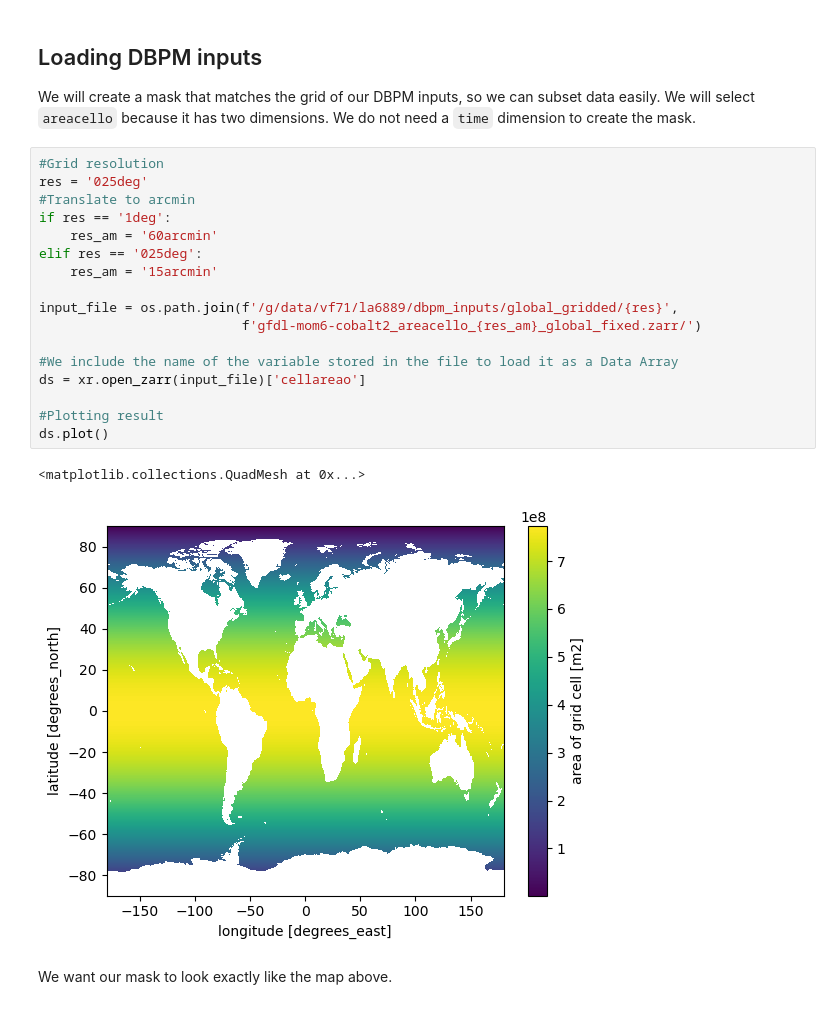
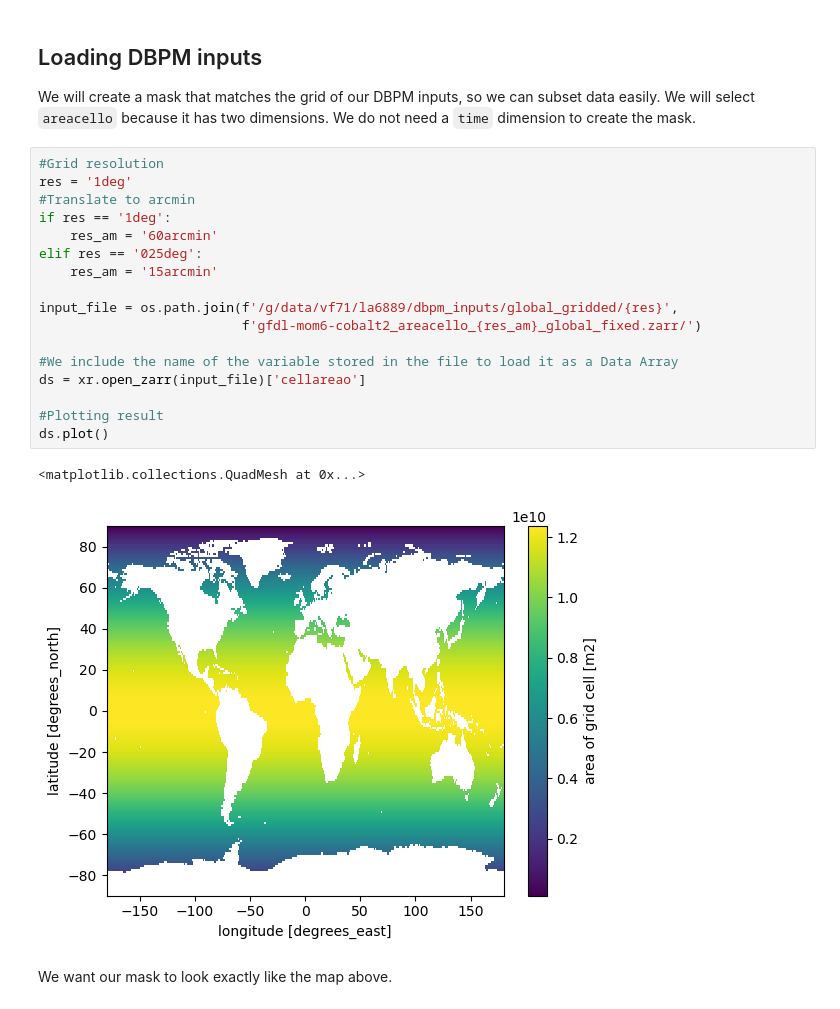
Before and after one commit to lidefi87/dbpm_southern_ocean, a Jupyter notebook: scripts/02_processing_dbpm_regional_inputs.ipynb, the cells around one changed output. Cells and saved outputs as stored; diff of their text form.

```diff
--- a/scripts/02_processing_dbpm_regional_inputs.ipynb
+++ b/scripts/02_processing_dbpm_regional_inputs.ipynb
@@ -47,24 +47,24 @@ fao.plot(column = 'F_CODE', legend = True)
 We will create a mask that matches the grid of our DBPM inputs, so we can subset data easily. We will select `areacello` because it has two dimensions. We do not need a `time` dimension to create the mask.
 # %%
 #Grid resolution
-res = '025deg'
+res = '1deg'
 #Translate to arcmin
 if res == '1deg':
     res_am = '60arcmin'
 elif res == '025deg':
     res_am = '15arcmin'
 
 input_file = os.path.join(f'/g/data/vf71/la6889/dbpm_inputs/global_gridded/{res}',
                           f'gfdl-mom6-cobalt2_areacello_{res_am}_global_fixed.zarr/')
 
 #We include the name of the variable stored in the file to load it as a Data Array
 ds = xr.open_zarr(input_file)['cellareao']
 
 #Plotting result
 ds.plot()
 # %% [output]
 <matplotlib.collections.QuadMesh at 0x...>
-[figure, old version]
+[figure, new version]
 # %% [markdown]
 We want our mask to look exactly like the map above.
 # %% [markdown]
```
Also changed, not shown: parts of 6 cells of this notebook.
